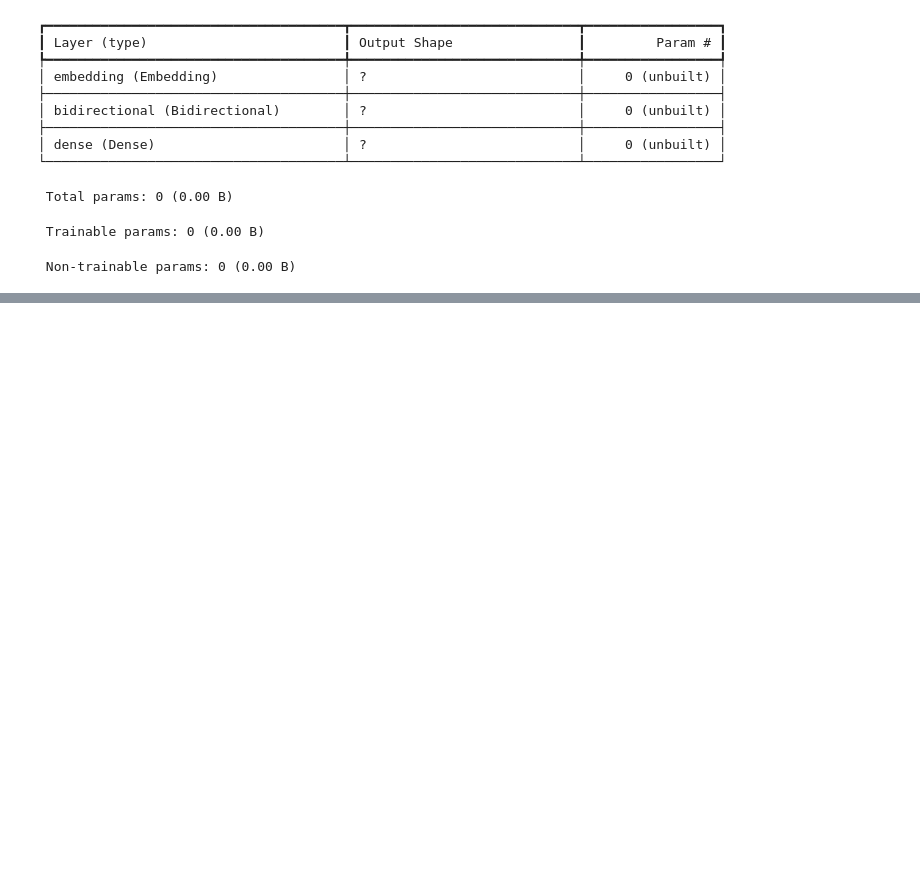
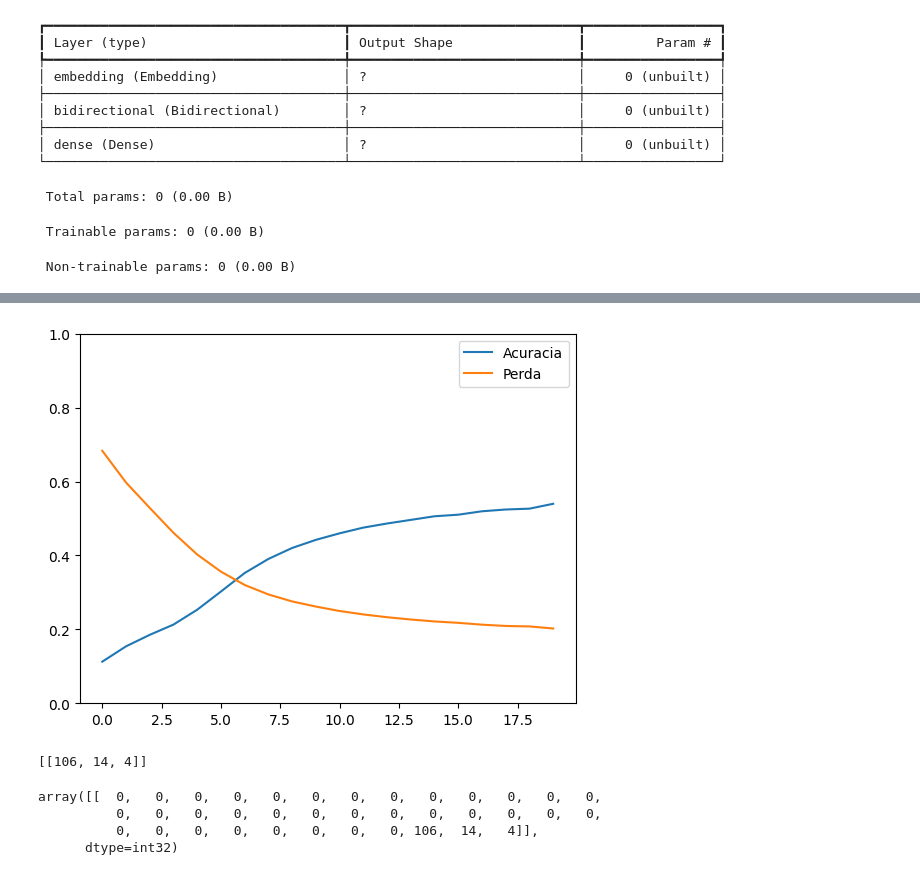
Before and after one commit to antoniorcn/fatec-2024-2s, a Jupyter notebook: nlp/aula15/NLP_Proxima_Palavra.ipynb, the cells around one changed output, grey strips where cells are left out. Saved outputs shown, nothing was run; the diff lists cells and outputs as text; code cells hidden in the pictures; blank space fills up the shorter version.

```diff
--- a/nlp/aula15/NLP_Proxima_Palavra.ipynb
+++ b/nlp/aula15/NLP_Proxima_Palavra.ipynb
@@ -193,0 +227,9 @@ Epoch 2/20
+# %%
+perda = np.array(hist.history['loss'])/10
+plt.plot(hist.history['Accuracy'], label="Acuracia")
+plt.plot(perda, label="Perda")
+plt.ylim(0, 1)
+plt.legend()
+plt.show()
+# %% [output]
+[figure, added]
@@ -193,0 +240,13 @@ Epoch 2/20
+# %%
+tokens = tokenizer.texts_to_sequences( [frase] )
+tokens
+# %% [output]
+[[106, 14, 4]]
+# %%
+tokens_padded = pad_sequences(tokens, maxlen=37, padding='pre')
+tokens_padded
+# %% [output]
+array([[  0,   0,   0,   0,   0,   0,   0,   0,   0,   0,   0,   0,   0,
+          0,   0,   0,   0,   0,   0,   0,   0,   0,   0,   0,   0,   0,
+          0,   0,   0,   0,   0,   0,   0,   0, 106,  14,   4]],
+      dtype=int32)
```
Also changed, not shown: parts of 9 cells of this notebook.
